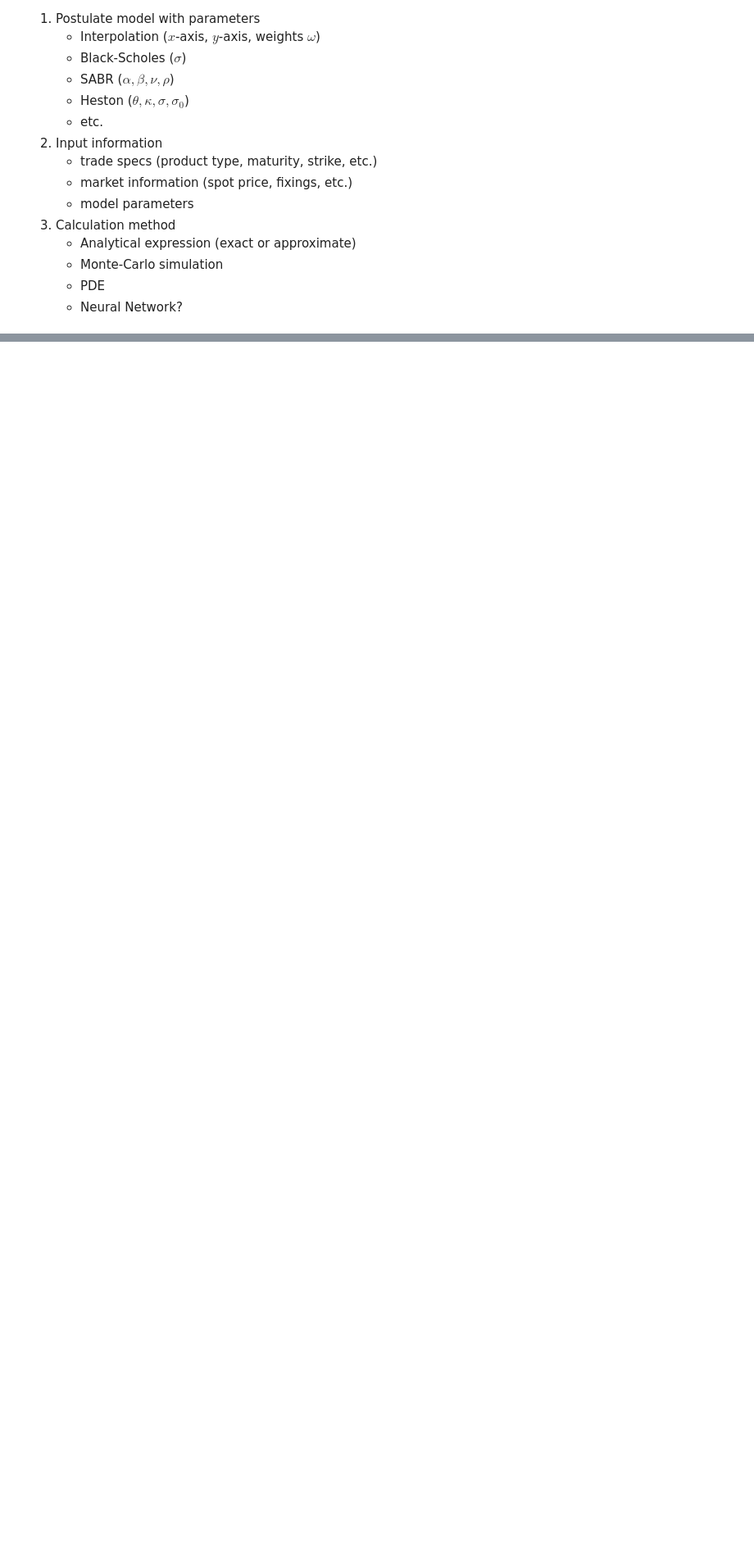
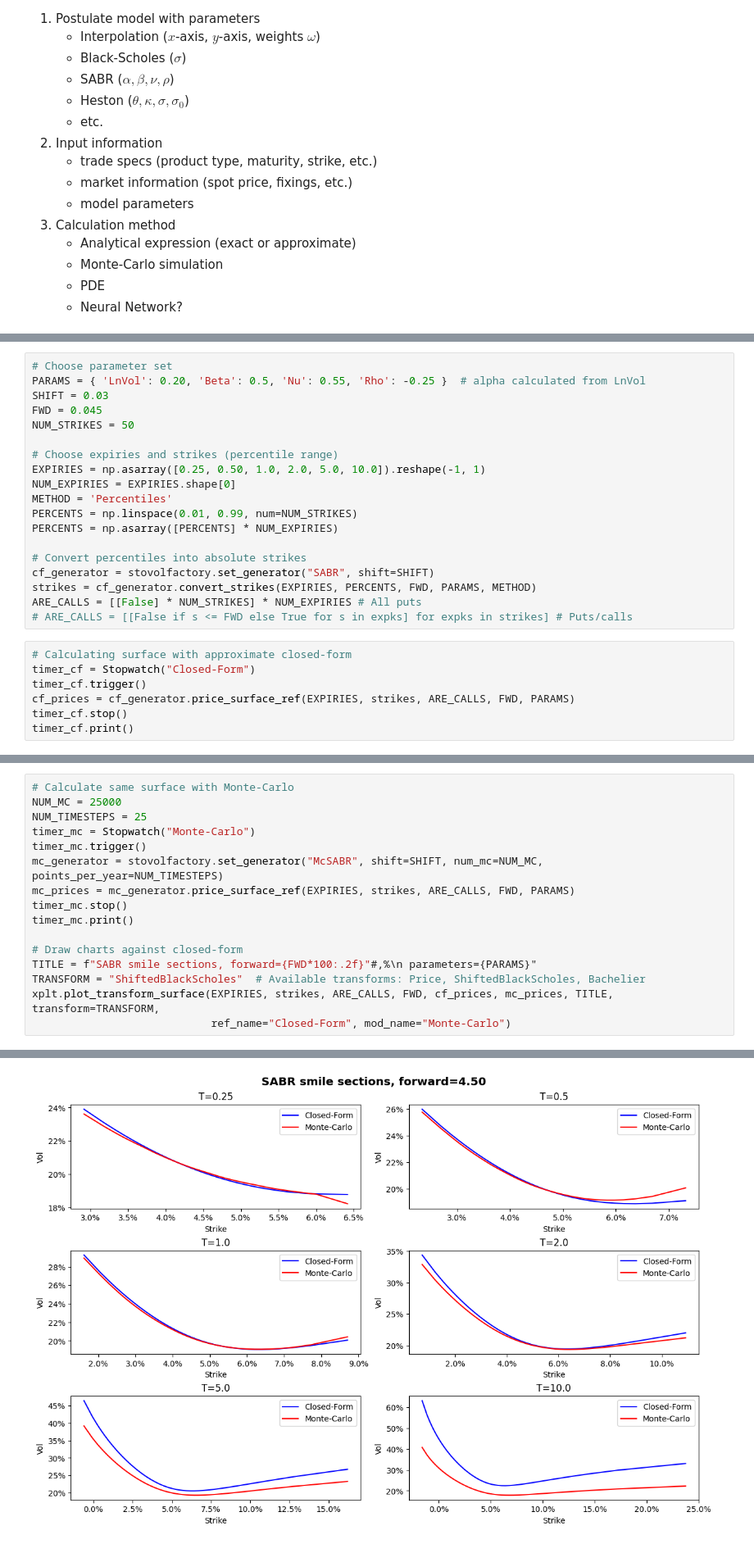
Before and after one commit to sebgur/SDev.Python, a Jupyter notebook: notebooks/Deep Learning StoVol-MB.ipynb, the cells around one changed output, grey strips where cells are left out. Shown at 82% size. Saved outputs shown, nothing was run; the diff lists cells and outputs as text; blank space fills up the shorter version.

```diff
--- a/notebooks/Deep Learning StoVol-MB.ipynb
+++ b/notebooks/Deep Learning StoVol-MB.ipynb
@@ -109,0 +99,26 @@ $$ \sigma(T,K,f) = \frac{\alpha}{(fK)^{(1-\beta)/2}\Bigl[1 + \frac{(1-\beta)^2}{
+# %%
+# Choose parameter set
+PARAMS = { 'LnVol': 0.20, 'Beta': 0.5, 'Nu': 0.55, 'Rho': -0.25 }  # alpha calculated from LnVol
+SHIFT = 0.03
+FWD = 0.045
+NUM_STRIKES = 50
+
+# Choose expiries and strikes (percentile range)
+EXPIRIES = np.asarray([0.25, 0.50, 1.0, 2.0, 5.0, 10.0]).reshape(-1, 1)
+NUM_EXPIRIES = EXPIRIES.shape[0]
+METHOD = 'Percentiles'
+PERCENTS = np.linspace(0.01, 0.99, num=NUM_STRIKES)
+PERCENTS = np.asarray([PERCENTS] * NUM_EXPIRIES)
+
+# Convert percentiles into absolute strikes
+cf_generator = stovolfactory.set_generator("SABR", shift=SHIFT)
+strikes = cf_generator.convert_strikes(EXPIRIES, PERCENTS, FWD, PARAMS, METHOD)
+ARE_CALLS = [[False] * NUM_STRIKES] * NUM_EXPIRIES # All puts
+# ARE_CALLS = [[False if s <= FWD else True for s in expks] for expks in strikes] # Puts/calls
+# %%
+# Calculating surface with approximate closed-form
+timer_cf = Stopwatch("Closed-Form")
+timer_cf.trigger()
+cf_prices = cf_generator.price_surface_ref(EXPIRIES, strikes, ARE_CALLS, FWD, PARAMS)
+timer_cf.stop()
+timer_cf.print()
@@ -109,0 +127,17 @@ $$ \sigma(T,K,f) = \frac{\alpha}{(fK)^{(1-\beta)/2}\Bigl[1 + \frac{(1-\beta)^2}{
+# %%
+# Calculate same surface with Monte-Carlo
+NUM_MC = 25000
+NUM_TIMESTEPS = 25
+timer_mc = Stopwatch("Monte-Carlo")
+timer_mc.trigger()
+mc_generator = stovolfactory.set_generator("McSABR", shift=SHIFT, num_mc=NUM_MC, points_per_year=NUM_TIMESTEPS)
+mc_prices = mc_generator.price_surface_ref(EXPIRIES, strikes, ARE_CALLS, FWD, PARAMS)
+timer_mc.stop()
+timer_mc.print()
+
+# Draw charts against closed-form
+TITLE = f"SABR smile sections, forward={FWD*100:.2f}"#,%\n parameters={PARAMS}"
+TRANSFORM = "ShiftedBlackScholes"  # Available transforms: Price, ShiftedBlackScholes, Bachelier
+xplt.plot_transform_surface(EXPIRIES, strikes, ARE_CALLS, FWD, cf_prices, mc_prices, TITLE, transform=TRANSFORM,
+                            ref_name="Closed-Form", mod_name="Monte-Carlo")
+# %% [output]
@@ -109,0 +145 @@ $$ \sigma(T,K,f) = \frac{\alpha}{(fK)^{(1-\beta)/2}\Bigl[1 + \frac{(1-\beta)^2}{
+[figure, added]
```
Also changed, not shown: parts of 8 cells of this notebook, 3 other files.
